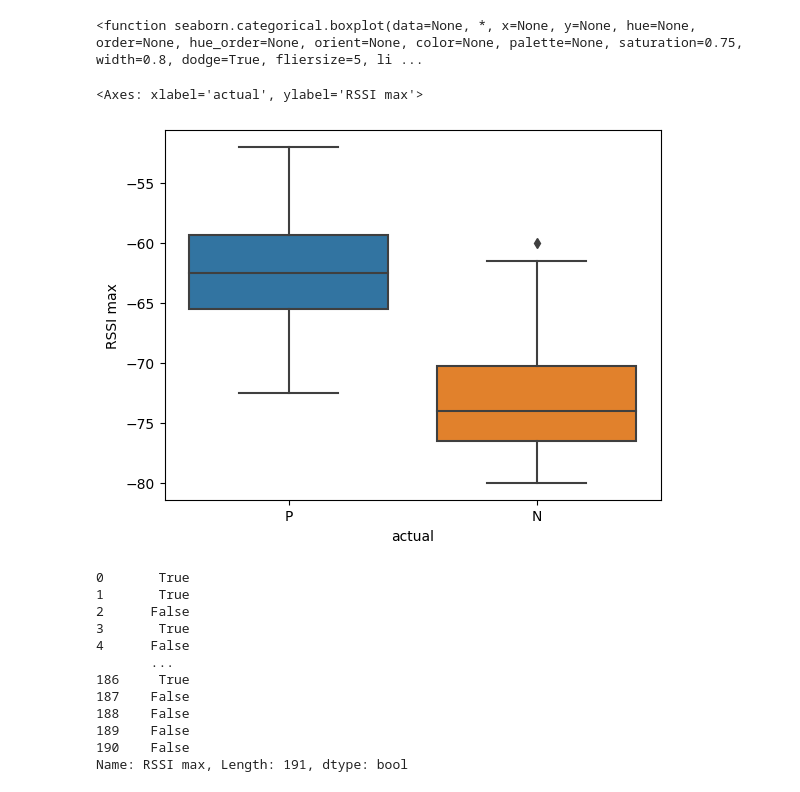
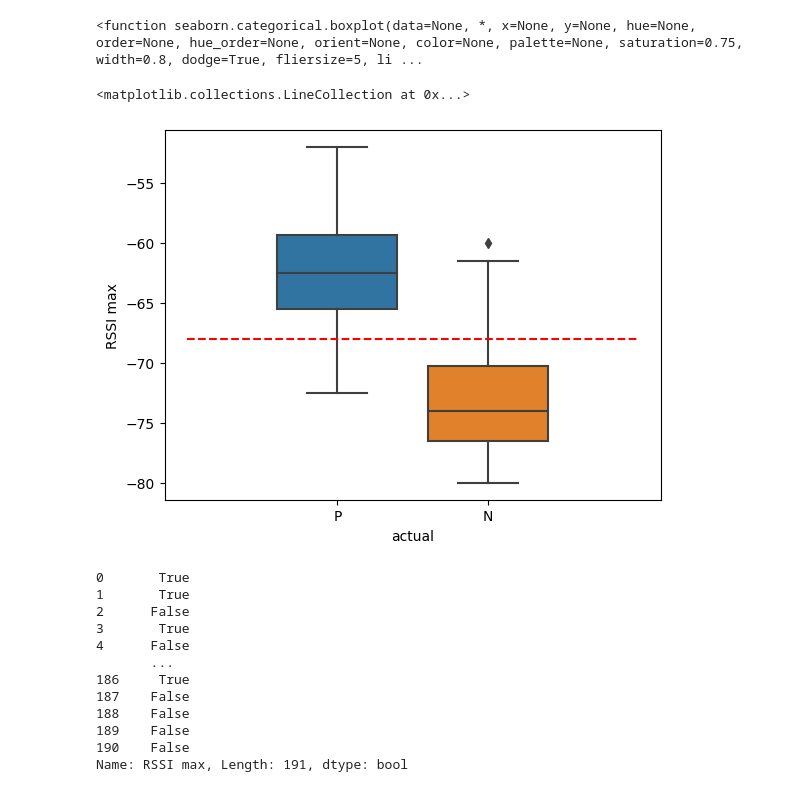
Before and after one commit to gael-mehdi/RFID-analyse-experience-1, a Jupyter notebook: analyse.ipynb, the cells around one changed output. Saved outputs shown, nothing was run; the diff lists cells and outputs as text; code cells hidden in the pictures.

```diff
--- a/analyse.ipynb
+++ b/analyse.ipynb
@@ -432,6 +436,7 @@ sns.boxplot
 # %%
 sns.boxplot(x = "actual",y="RSSI max", data=ds)
+plt.hlines(y=threshold, xmin=-1, xmax=2, colors='r', linestyles='dashed')
 # %% [output]
-<Axes: xlabel='actual', ylabel='RSSI max'>
+<matplotlib.collections.LineCollection at 0x...>
-[figure, old version]
+[figure, new version]
 # %%
```
Also changed, not shown: parts of 18 cells of this notebook.
